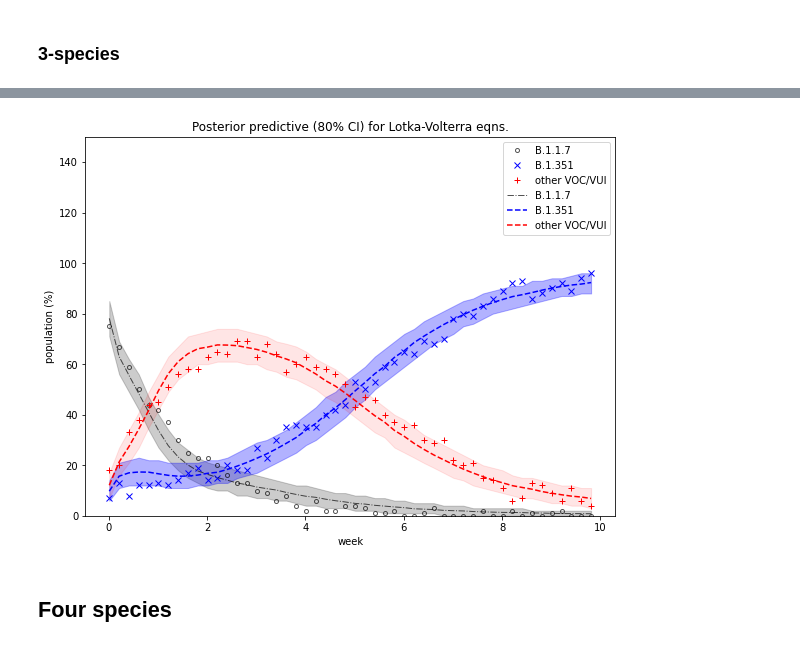
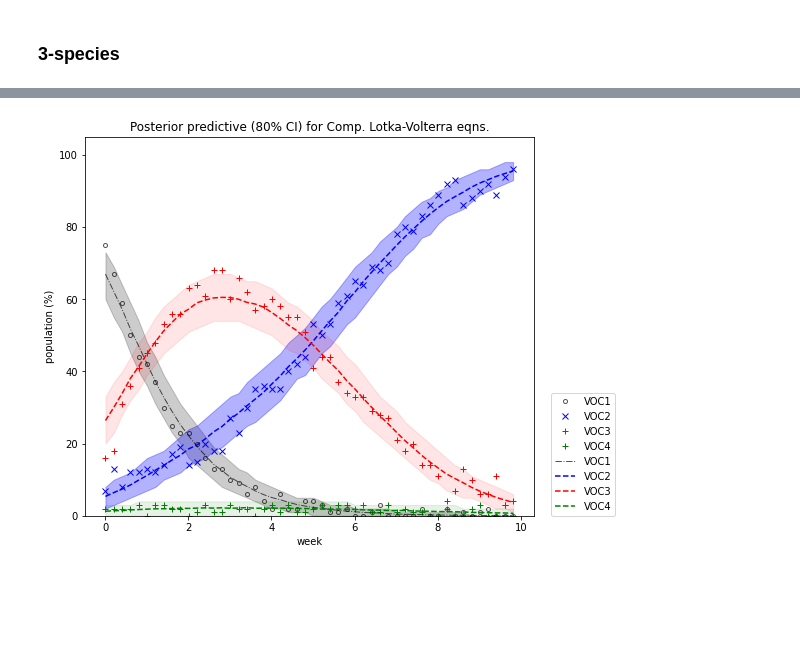
Before and after one commit to tmellan/compLV, a Jupyter notebook: CLV-better-priors.ipynb, the cells around one changed output, grey strips where cells are left out. Drawn from its saved outputs; the diff is of its cells as text; code cells hidden in the pictures; blank space fills up the shorter version.

```diff
--- a/CLV-better-priors.ipynb
+++ b/CLV-better-priors.ipynb
@@ -335,22 +525,23 @@ Number of divergences: 32
 # %%
 pop_pred = Predictive(model, mcmc.get_samples())(PRNGKey(2), trans_data.shape[0])["y"]
 mu, pi = jnp.mean(pop_pred, 0), np.percentile(pop_pred, (10, 90), 0)
 
 plt.figure(figsize=(8, 6), constrained_layout=True)
-plt.plot(week, trans_data[:, 0], "ko", mfc="none", ms=4, label="B.1.1.7", alpha=0.67)
-plt.plot(week, trans_data[:, 1], "bx", label="B.1.351")
-plt.plot(week, trans_data[:, 2], "r+", label="other VOC/VUI")
-plt.plot(week, mu[:, 0], "k-.", label="B.1.1.7", lw=1, alpha=0.67)
-plt.plot(week, mu[:, 1], "b--", label="B.1.351")
-plt.plot(week, mu[:, 2], "r--", label="other VOC/VUI")
+plt.plot(week, trans_data[:, 0], "ko", mfc="none", ms=4, label="VOC1", alpha=0.67)
+plt.plot(week, trans_data[:, 1], "bx", label="VOC2")
+plt.plot(week, trans_data[:, 2], "r+", label="VOC3")
+plt.plot(week, trans_data[:, 3], "g+", label="VOC4")
+plt.plot(week, mu[:, 0], "k-.", label="VOC1", lw=1, alpha=0.67)
+plt.plot(week, mu[:, 1], "b--", label="VOC2")
+plt.plot(week, mu[:, 2], "r--", label="VOC3")
+plt.plot(week, mu[:, 3], "g--", label="VOC4")
 plt.fill_between(week, pi[0, :, 0], pi[1, :, 0], color="k", alpha=0.2)
 plt.fill_between(week, pi[0, :, 1], pi[1, :, 1], color="b", alpha=0.3)
 plt.fill_between(week, pi[0, :, 2], pi[1, :, 2], color="r", alpha=0.1)
-plt.gca().set(ylim=(0, 150), xlabel="week", ylabel="population (%)")
-plt.title("Posterior predictive (80% CI) for Lotka-Volterra eqns.")
-plt.legend()
+plt.fill_between(week, pi[0, :, 3], pi[1, :, 3], color="g", alpha=0.1)
+plt.gca().set(ylim=(0, 105), xlabel="week", ylabel="population (%)")
+plt.title("Posterior predictive (80% CI) for Comp. Lotka-Volterra eqns.")
+plt.legend(loc=(1.04,0))
 plt.show()
 # %% [output]
-[figure, old version]
+[figure, new version]
-# %% [markdown]
-## Four species
```
Also changed, not shown: parts of 32 cells of this notebook.
